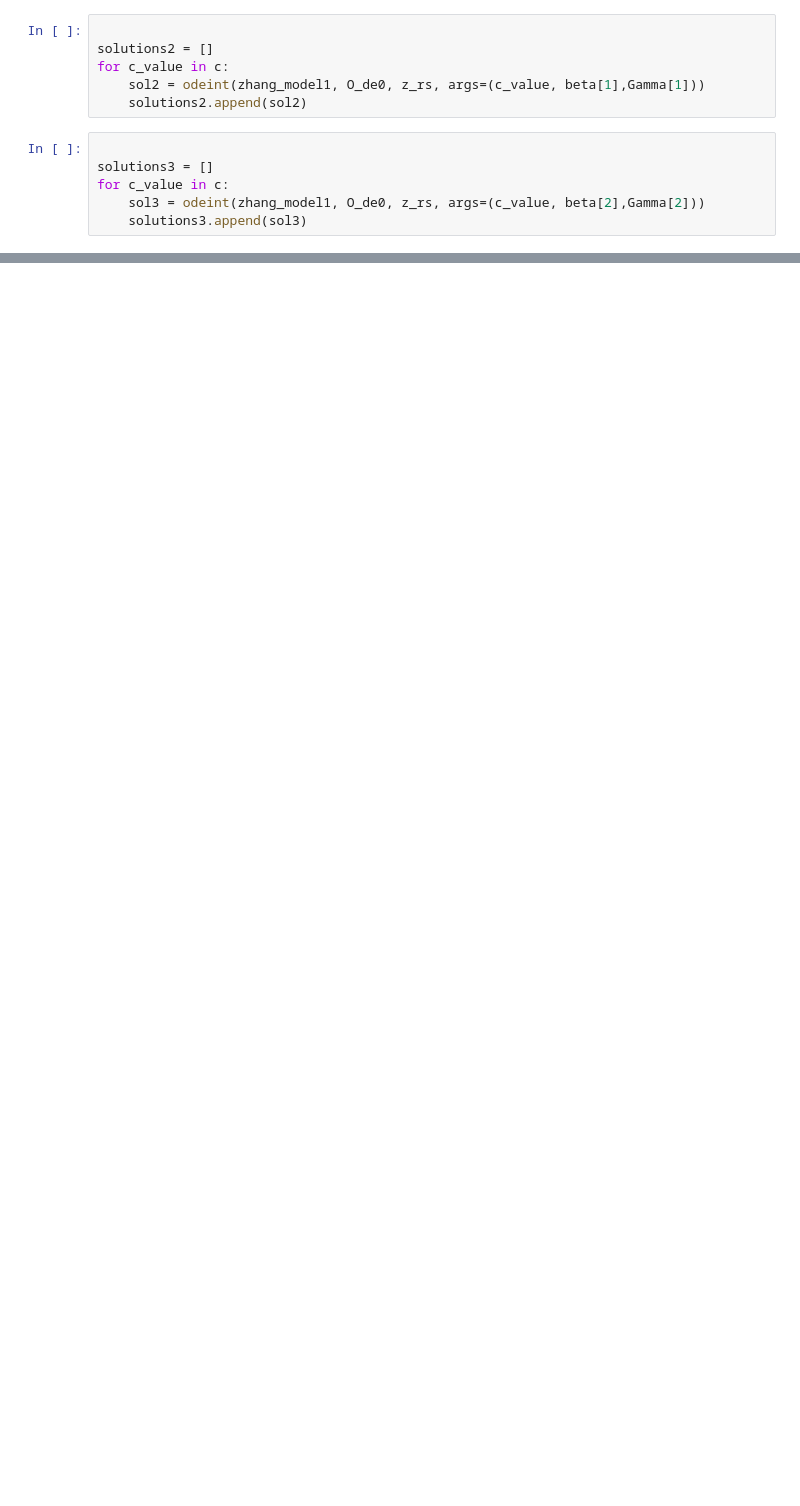
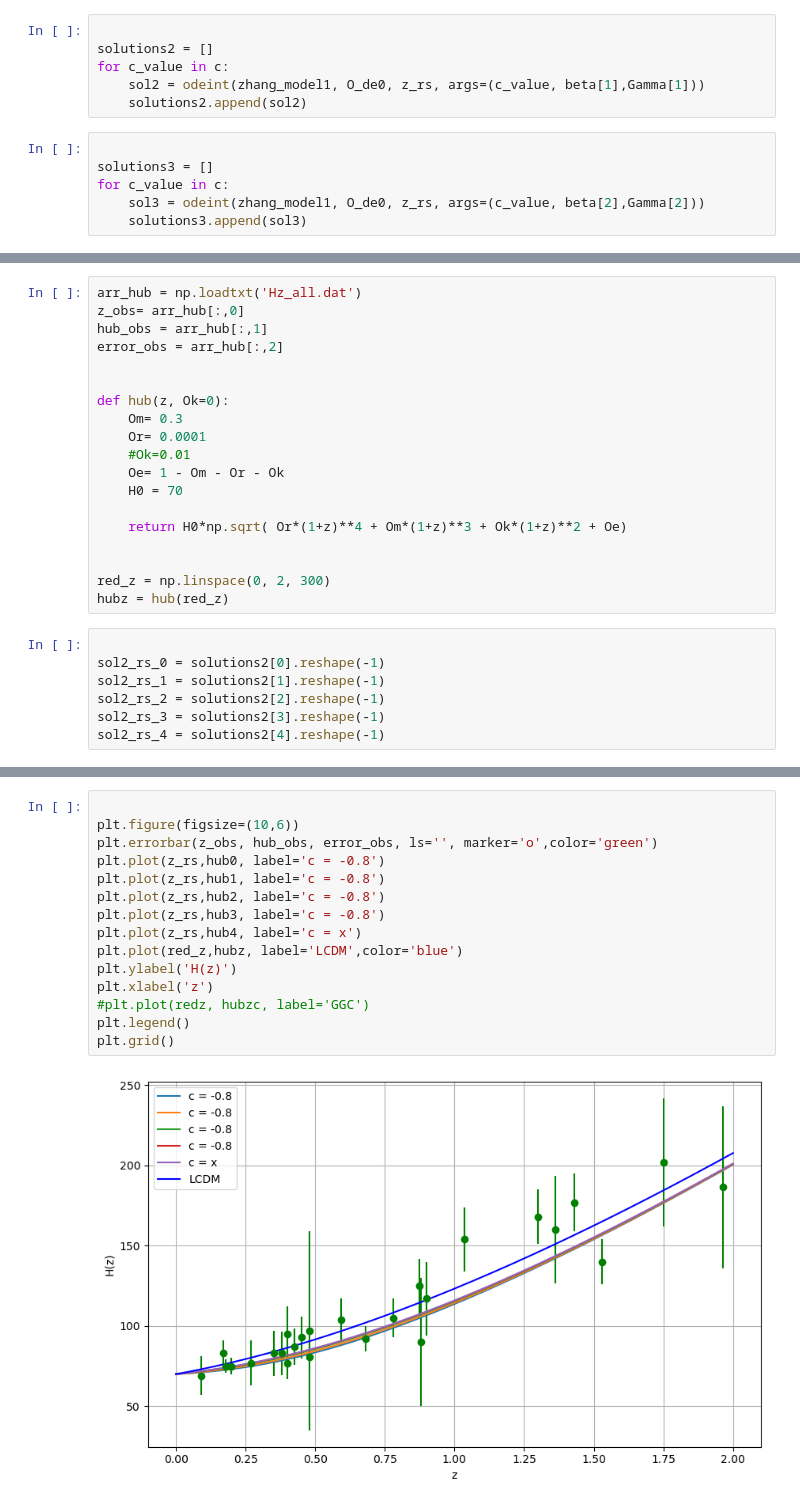
Before and after one commit to xlxnsxzpxtx/HolographicDE, a Jupyter notebook: Zhang_interac_2012.ipynb, the cells around one changed output, grey strips where cells are left out. Saved outputs shown, nothing was run; the diff lists cells and outputs as text; blank space fills up the shorter version.

```diff
--- a/Zhang_interac_2012.ipynb
+++ b/Zhang_interac_2012.ipynb
@@ -166,0 +130,26 @@ Text(0.5, 1.0, '$ \\alpha = 1$, $ \\beta= 5 $ and $ \\Gamma = 2.5 $')
+# %%
+arr_hub = np.loadtxt('Hz_all.dat')
+z_obs= arr_hub[:,0]
+hub_obs = arr_hub[:,1]
+error_obs = arr_hub[:,2]
+
+
+def hub(z, Ok=0):
+    Om= 0.3
+    Or= 0.0001
+    #Ok=0.01
+    Oe= 1 - Om - Or - Ok
+    H0 = 70
+
+    return H0*np.sqrt( Or*(1+z)**4 + Om*(1+z)**3 + Ok*(1+z)**2 + Oe)
+
+
+red_z = np.linspace(0, 2, 300)
+hubz = hub(red_z)
+# %%
+
+sol2_rs_0 = solutions2[0].reshape(-1)
+sol2_rs_1 = solutions2[1].reshape(-1)
+sol2_rs_2 = solutions2[2].reshape(-1)
+sol2_rs_3 = solutions2[3].reshape(-1)
+sol2_rs_4 = solutions2[4].reshape(-1)
@@ -166,0 +189,17 @@ Text(0.5, 1.0, '$ \\alpha = 1$, $ \\beta= 5 $ and $ \\Gamma = 2.5 $')
+# %%
+
+plt.figure(figsize=(10,6))
+plt.errorbar(z_obs, hub_obs, error_obs, ls='', marker='o',color='green')
+plt.plot(z_rs,hub0, label='c = -0.8')
+plt.plot(z_rs,hub1, label='c = -0.8')
+plt.plot(z_rs,hub2, label='c = -0.8')
+plt.plot(z_rs,hub3, label='c = -0.8')
+plt.plot(z_rs,hub4, label='c = x')
+plt.plot(red_z,hubz, label='LCDM',color='blue')
+plt.ylabel('H(z)')
+plt.xlabel('z')
+#plt.plot(redz, hubzc, label='GGC')
+plt.legend()
+plt.grid()
+# %% [output]
+[figure, added]
```
Also changed, not shown: parts of 6 cells of this notebook.
